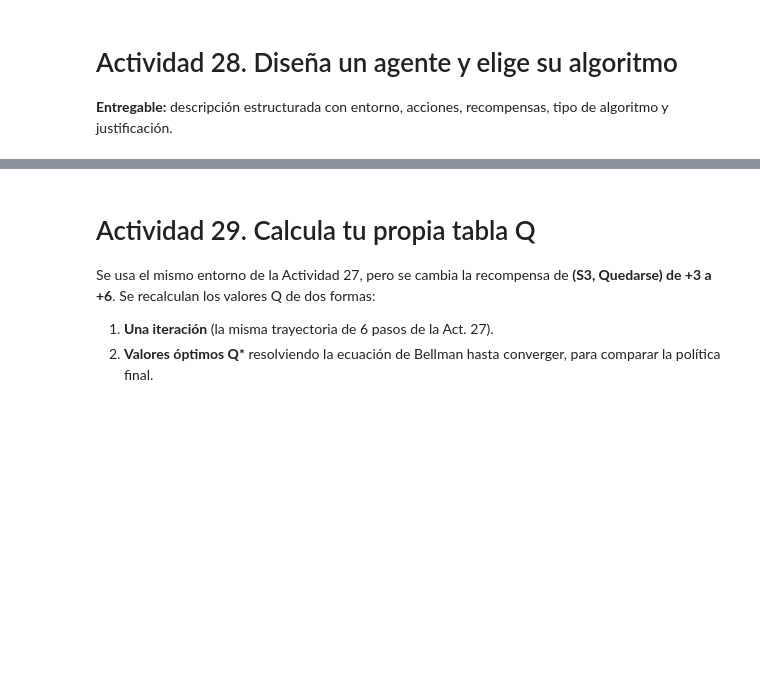
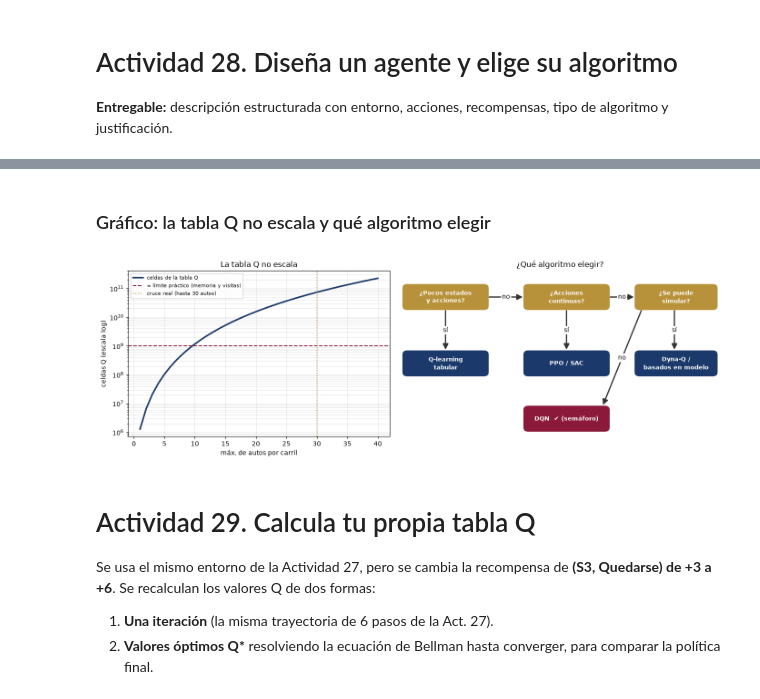
Before and after one commit to alixpeg0/aprendizaje-por-refuerzo-unidad4, a Jupyter notebook: Unidad4_Aprendizaje_por_Refuerzo.ipynb, the cells around one changed output, grey strips where cells are left out. Cells and saved outputs as stored; diff of their text form; code cells hidden in the pictures; blank space fills up the shorter version.

```diff
--- a/Unidad4_Aprendizaje_por_Refuerzo.ipynb
+++ b/Unidad4_Aprendizaje_por_Refuerzo.ipynb
@@ -677,6 +827,13 @@ display(tabla(["Algoritmo", "Familia", "Ideal cuando…", "¿Para este agente?"]
 | DQN | Valores + red neuronal | Muchos estados, acciones discretas | Sí: es la opción elegida |
 | PPO / REINFORCE | Políticas | Acciones continuas o políticas es... | Posible, pero más complejo de lo ... |
 | Dyna-Q | Basado en modelo | Simulaciones baratas y estados di... | Útil si se aprende un modelo del ... |
+# %% [markdown]
+### Gráfico: la tabla Q no escala y qué algoritmo elegir
+# %%
+figura_algoritmo()
+plt.show()
+# %% [output]
+[figure, added]
 # %% [markdown]
 # Actividad 29. Calcula tu propia tabla Q
 Se usa el mismo entorno de la Actividad 27, pero se cambia la recompensa de **(S3, Quedarse) de +3 a +6**. Se recalculan los valores Q de dos formas:
```
Also changed, not shown: parts of 9 cells of this notebook, 17 other files.
